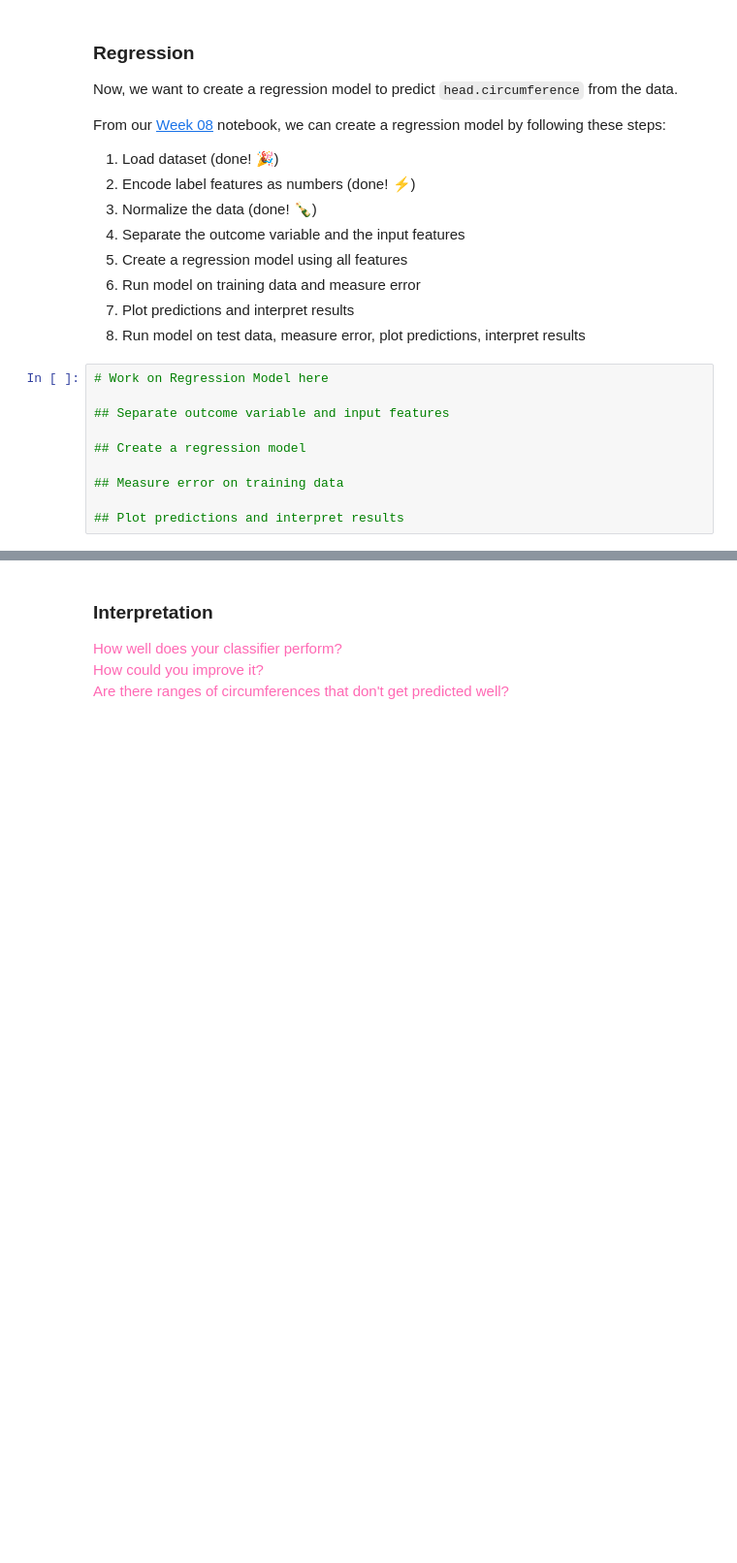
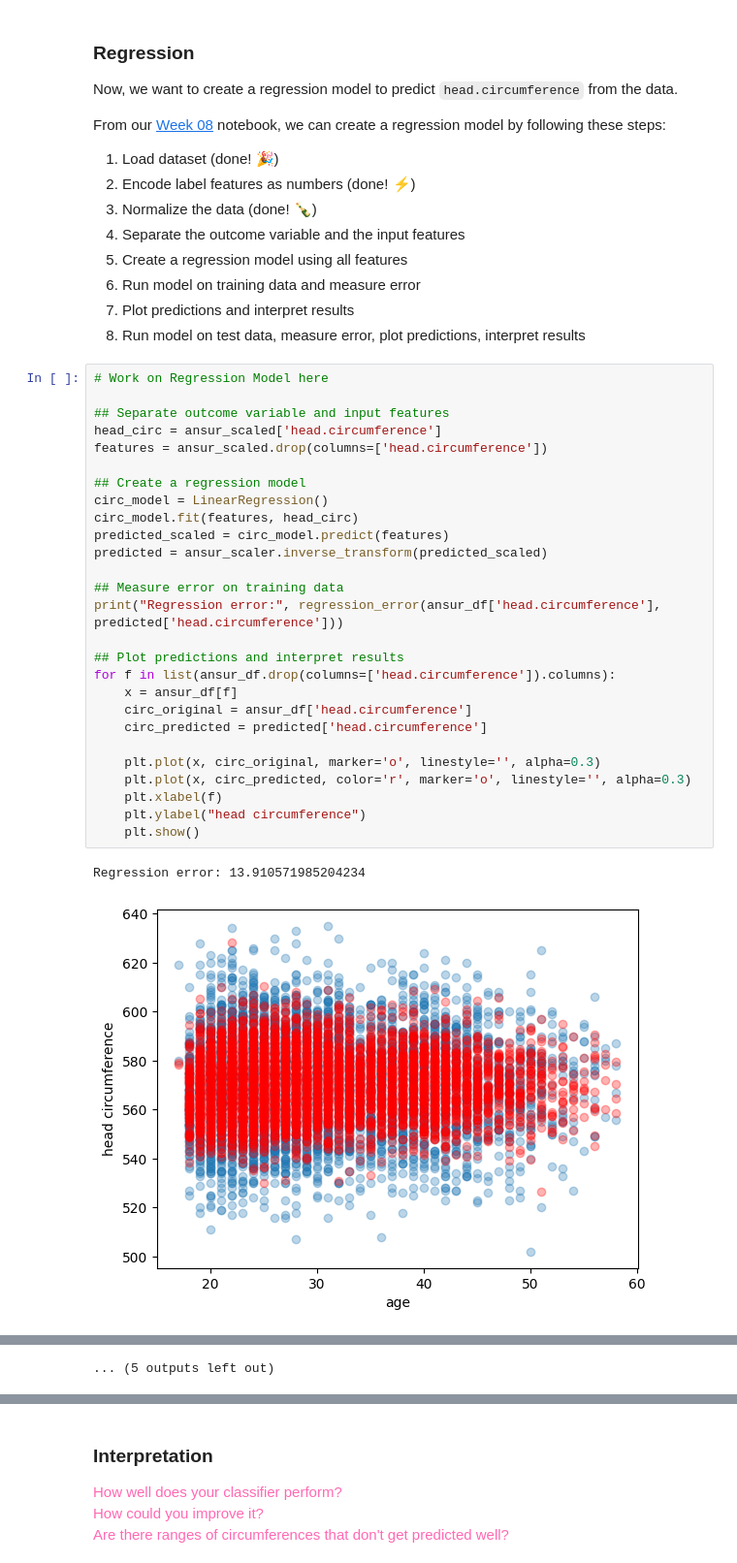
Before and after one commit to 9103ML/Homework8, a Jupyter notebook: HW08.ipynb, the cells around one changed output, grey strips where cells are left out. Shown at 97% size. Cells and saved outputs as stored; diff of their text form; blank space fills up the shorter version.

```diff
--- a/HW08.ipynb
+++ b/HW08.ipynb
@@ -187,13 +229,33 @@ From our [Week 08](https://github.com/DM-GY-9103-2024F-H/WK08) notebook, we can
 6. Run model on training data and measure error
 7. Plot predictions and interpret results
 8. Run model on test data, measure error, plot predictions, interpret results
-# %%
-# Work on Regression Model here
-
-## Separate outcome variable and input features
-
-## Create a regression model
-
-## Measure error on training data
-
-## Plot predictions and interpret results
+# %%
+# Work on Regression Model here
+
+## Separate outcome variable and input features
+head_circ = ansur_scaled['head.circumference']
+features = ansur_scaled.drop(columns=['head.circumference'])
+
+## Create a regression model
+circ_model = LinearRegression()
+circ_model.fit(features, head_circ)
+predicted_scaled = circ_model.predict(features)
+predicted = ansur_scaler.inverse_transform(predicted_scaled)
+
+## Measure error on training data
+print("Regression error:", regression_error(ansur_df['head.circumference'], predicted['head.circumference']))
+
+## Plot predictions and interpret results
+for f in list(ansur_df.drop(columns=['head.circumference']).columns):
+    x = ansur_df[f]
+    circ_original = ansur_df['head.circumference']
+    circ_predicted = predicted['head.circumference']
+
+    plt.plot(x, circ_original, marker='o', linestyle='', alpha=0.3)
+    plt.plot(x, circ_predicted, color='r', marker='o', linestyle='', alpha=0.3)
+    plt.xlabel(f)
+    plt.ylabel("head circumference")
+    plt.show()
+# %% [output]
+Regression error: 13.910571985204234
+[figure, added]
@@ -200,3 +272,4 @@ From our [Week 08](https://github.com/DM-GY-9103-2024F-H/WK08) notebook, we can
+... (5 outputs left out)
 # %%
 ## Load Test Data
 ANSUR_TEST_FILE = "https://raw.githubusercontent.com/DM-GY-9103-2024F-H/9103-utils/main/datasets/json/ansur-test.json"
```
Also changed, not shown: parts of 6 cells of this notebook.
